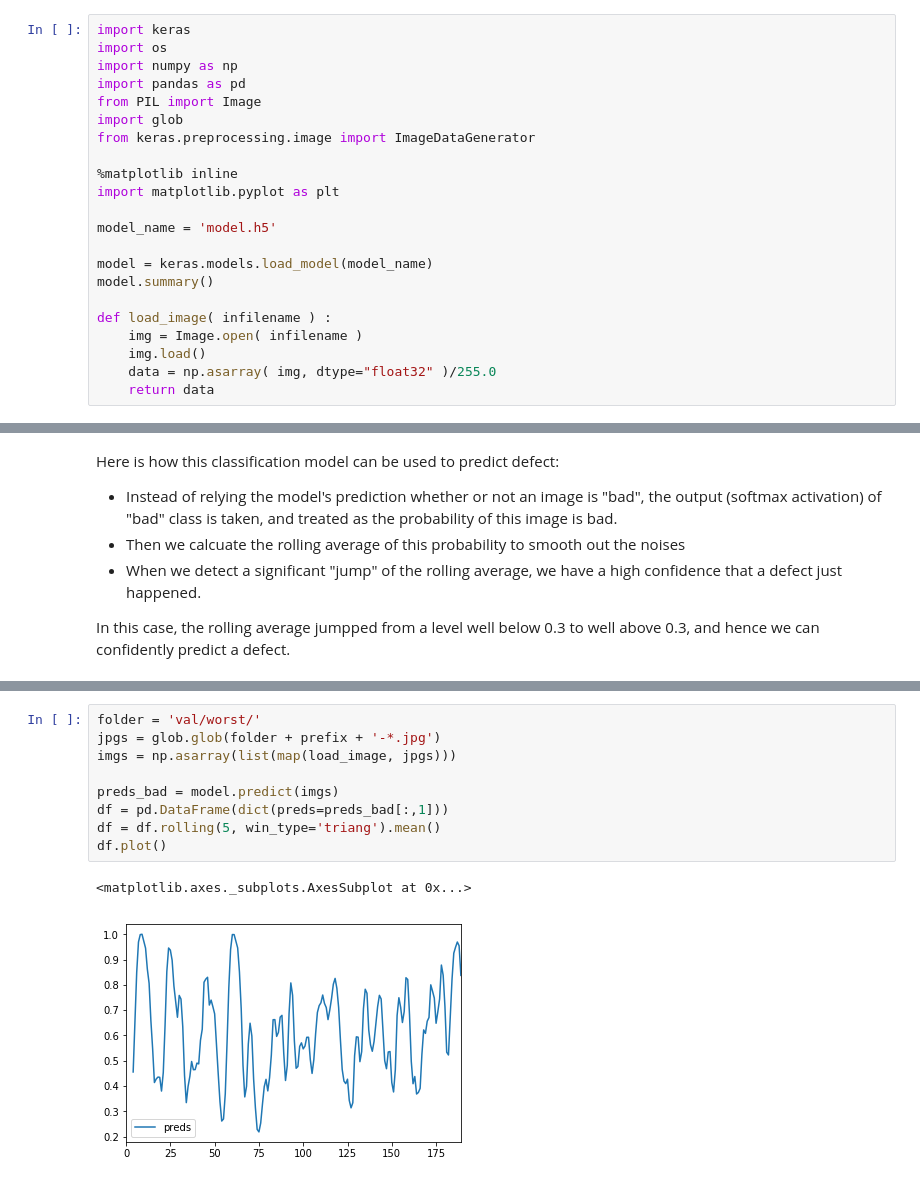
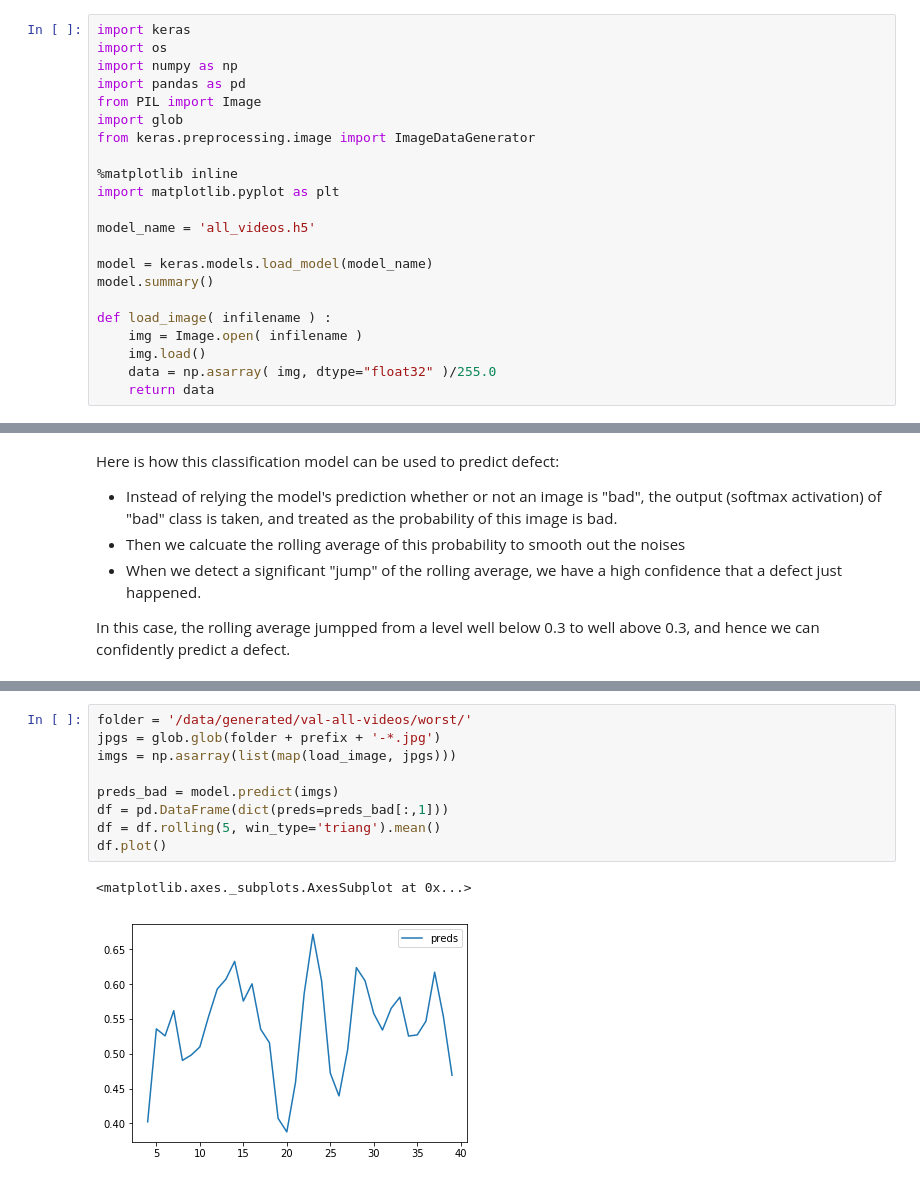
Before and after one commit to test-v1/notebooks-1, a Jupyter notebook: shared/all_videos.ipynb, the cells around one changed output, grey strips where cells are left out. Cells and saved outputs as stored; diff of their text form.

```diff
--- a/shared/all_videos.ipynb
+++ b/shared/all_videos.ipynb
@@ -142,7 +141,7 @@ from keras.preprocessing.image import ImageDataGenerator
 %matplotlib inline
 import matplotlib.pyplot as plt
 
-model_name = 'model.h5'
+model_name = 'all_videos.h5'
 
 model = keras.models.load_model(model_name)
 model.summary()
@@ -201,12 +202,12 @@ df.plot()
 # %%
-folder = 'val/worst/'
+folder = '/data/generated/val-all-videos/worst/'
 jpgs = glob.glob(folder + prefix + '-*.jpg')
 imgs = np.asarray(list(map(load_image, jpgs)))
 
 preds_bad = model.predict(imgs)
 df = pd.DataFrame(dict(preds=preds_bad[:,1]))
 df = df.rolling(5, win_type='triang').mean()
 df.plot()
 # %% [output]
 <matplotlib.axes._subplots.AxesSubplot at 0x...>
-[figure, old version]
+[figure, new version]
```
Also changed, not shown: parts of 3 cells of this notebook.
